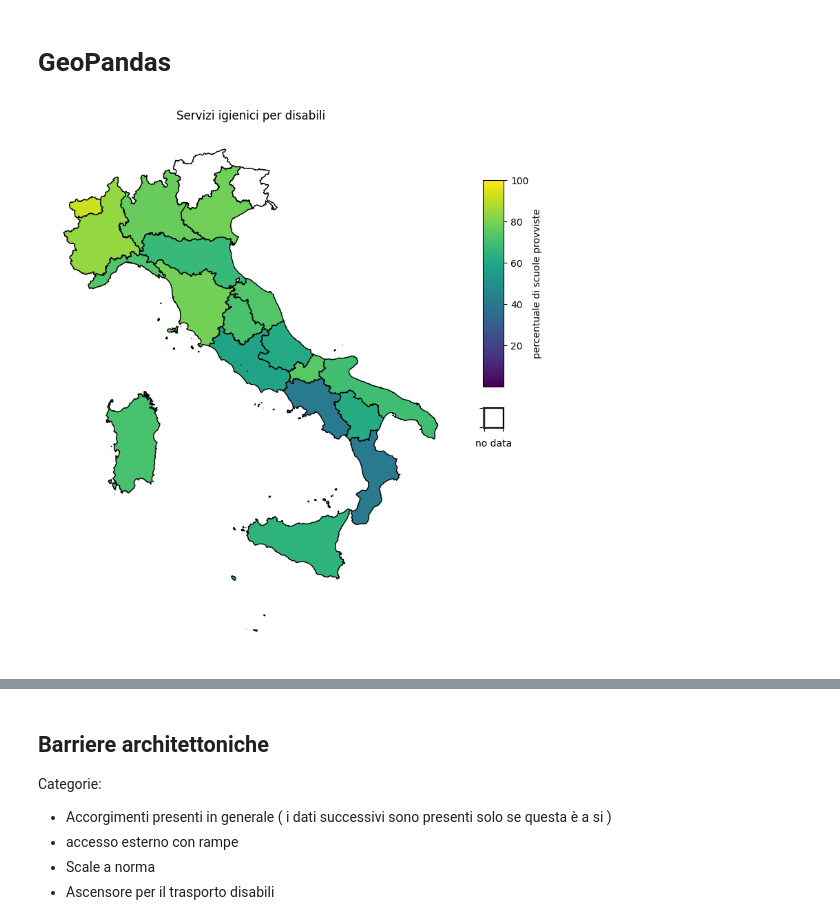
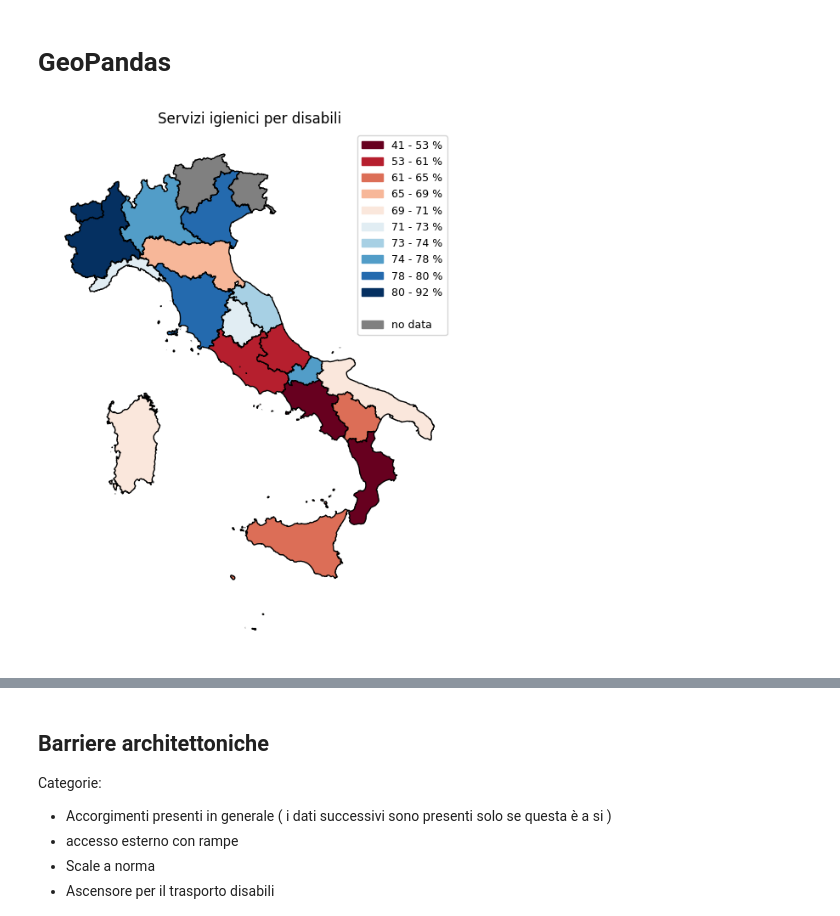
Before and after one commit to bolla99/datavis-project, a Jupyter notebook: notebook_bolla.ipynb, the cells around one changed output, grey strips where cells are left out. Cells and saved outputs as stored; diff of their text form; code cells hidden in the pictures.

```diff
--- a/notebook_bolla.ipynb
+++ b/notebook_bolla.ipynb
@@ -182,38 +186,89 @@ world = gpd.read_file(gpd.datasets.get_path('naturalearth_lowres'))
 # %%
 regioni = gpd.read_file(filename=(data_dir + 'regioni_shape/regioni.shp'))
 
 def percentuale_servizi_igienici_disabili(regione):
     prov = province[province.regione == regione].sigla
     scuole = elenco[elenco.SIGLAPROVINCIA.isin(prov)].CODICESCUOLA
     if(len(scuole) == 0): return 0
     servizi_igienici = ba_i_2122[ba_i_2122.CODICESCUOLA.isin(scuole)].SERVIZIIGIENICISPECIFICINORMADISABILI
     servizi_igienici = servizi_igienici == 'SI'
     return servizi_igienici[servizi_igienici].size / len(scuole) * 100
 
 #regioni['SERVIZI_IGIENICI'] = percentuale_servizi_igienici_disabili('Lombardia')
 
 regioni['SERVIZI_IGIENICI'] = regioni.DEN_REG.apply(lambda x: percentuale_servizi_igienici_disabili(x))
 
-fig, ax = plt.subplots(1, figsize=(10, 10))
+#regioni.loc[regioni.SERVIZI_IGIENICI == 0, "SERVIZI_IGIENICI"] = np.nan
+nodata = regioni[regioni.SERVIZI_IGIENICI == 0]
+regioni.drop(regioni[regioni.SERVIZI_IGIENICI == 0].index, inplace=True)
+
+# set subplot and get figure and axis
+fig, ax = plt.subplots(1, figsize=(8, 8))
 plt.title('Servizi igienici per disabili')
 ax.set_axis_off()
 
-cax = fig.add_axes([0.85, 0.5, 0.03, 0.3])
+# set axes for colormap by specifying percentual position
+#cax = fig.add_axes([0.85, 0.5, 0.03, 0.3])
+
+# set colormap
 cmap = plt.cm.viridis
+
+# set color if value is under min value
 cmap.set_under('white')
+
+# set scalar mappable ( mapping value -> color by providing min, max and colormap)
 sm = plt.cm.ScalarMappable(cmap=cmap, norm=plt.Normalize(vmin=0.1, vmax=100))
-cb = fig.colorbar(sm, cax=cax)
+
+# set a color bar providing a scalar mappable and axis
+#cb = fig.colorbar(sm, cax=cax)
 cb.set_label('percentuale di scuole provviste')
 
-wax = fig.add_axes([0.85, 0.44, 0.03, 0.03])
-wax.fill([0, 1, 1, 0], [0, 0, 1, 1], facecolor='white', edgecolor='black')
-wax.set_xlabel('no data')
-wax.set_yticklabels([])
-wax.set_xticklabels([])
+######################
+# set legend for no-data ( value = 0: no data )
+#wax = fig.add_axes([0.85, 0.44, 0.03, 0.03])
+#wax.fill([0, 1, 1, 0], [0, 0, 1, 1], facecolor='white', edgecolor='black')
+#wax.set_xlabel('no data')
+#wax.set_yticklabels([])
+#wax.set_xticklabels([])
+######################
 
-regioni.plot(column='SERVIZI_IGIENICI', vmin=0.1, vmax=100, cmap=cmap, ax=ax, edgecolor='black', linewidth=1)
+# plot by setting vmin, vmax, cmap ( same as scalarmappable ), axis, edgecolor, linewidth
+
+cmap = plt.cm.RdBu
+
+bins = mc.Quantiles(regioni.SERVIZI_IGIENICI, k=10).bins
+
+regioni.plot(column='SERVIZI_IGIENICI', cmap=cmap, ax=ax,
+             edgecolor='black', linewidth=1,
+             scheme="User_Defined",
+             classification_kwds=dict(bins=bins),
+             legend=True, legend_kwds={'title': "legend"}
+)
+
+sm = plt.cm.ScalarMappable(cmap=cmap, norm=plt.Normalize(vmin=0, vmax=100))
+
+linspace = np.linspace(0, 100, 10)
+min = regioni.SERVIZI_IGIENICI.min()
+max = regioni.SERVIZI_IGIENICI.max()
+patches = []
+for i in range(10):
+    previous = min if i == 0 else bins[i - 1]
+    patches.append(
+        mpatches.Patch(
+            color=sm.to_rgba(linspace[i]),
+            label=(
+                str(round(previous)) + ' - ' + str(round(bins[i])) + " %"
+            )
+        )
+    )
+
+patches.append(mpatches.Patch(color='none'))
+patches.append(mpatches.Patch(color='gray', label='no data'))
+ax.legend(handles=patches, loc="best", prop={'size':9})
+
+nodata.plot(color='gray', ax=ax, edgecolor='black', linewidth=1)
+
+
 plt.savefig(img_dir + 'cartina_servizi_igienici.png')
-# regioni.plot(edgecolor='white', linewidth=1, figsize=(10, 10))
-# italy.plot(edgecolor='black', linewidth=1)
 # %% [output]
-[figure, old version]
+[figure, new version]
```
Also changed, not shown: parts of 7 cells of this notebook, 1 other file.
